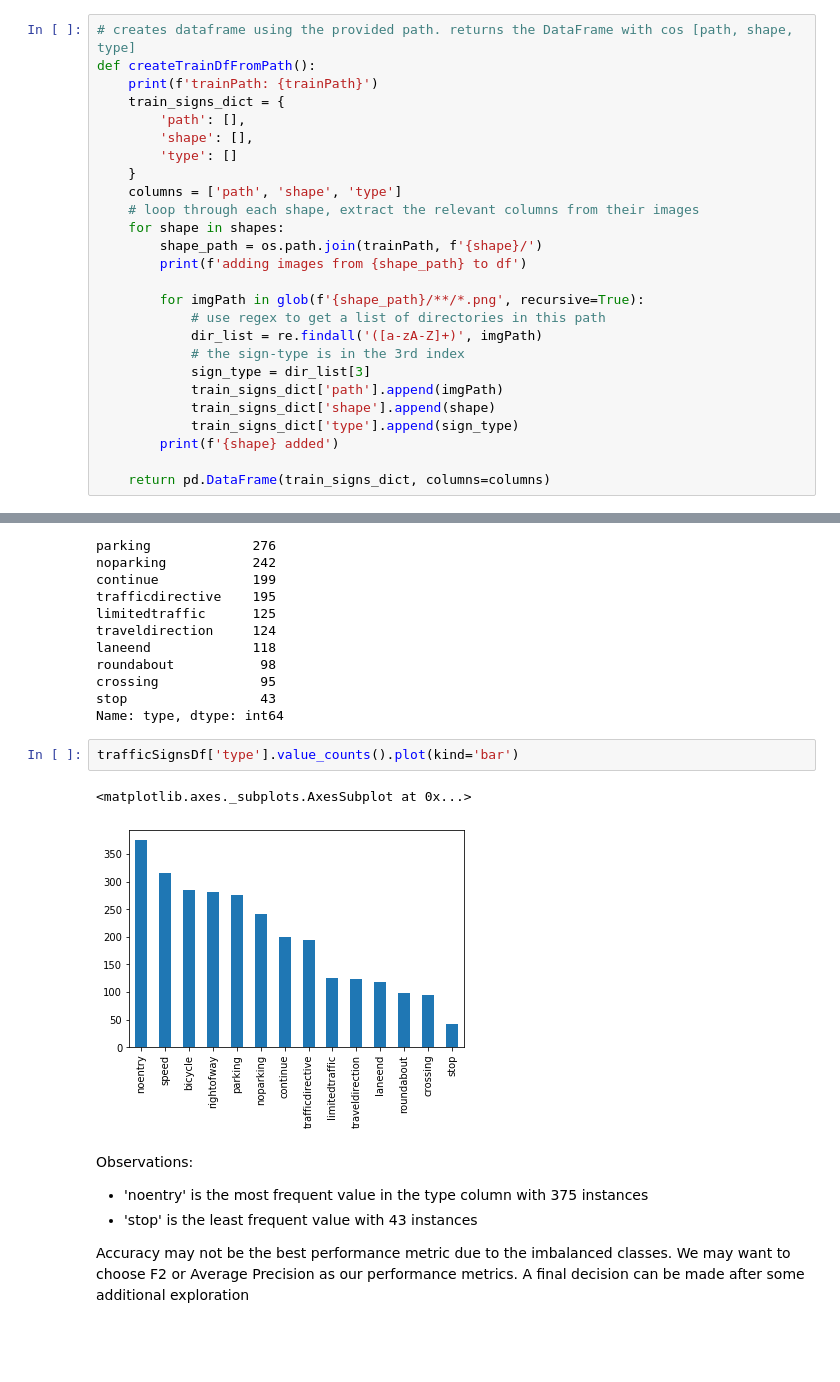
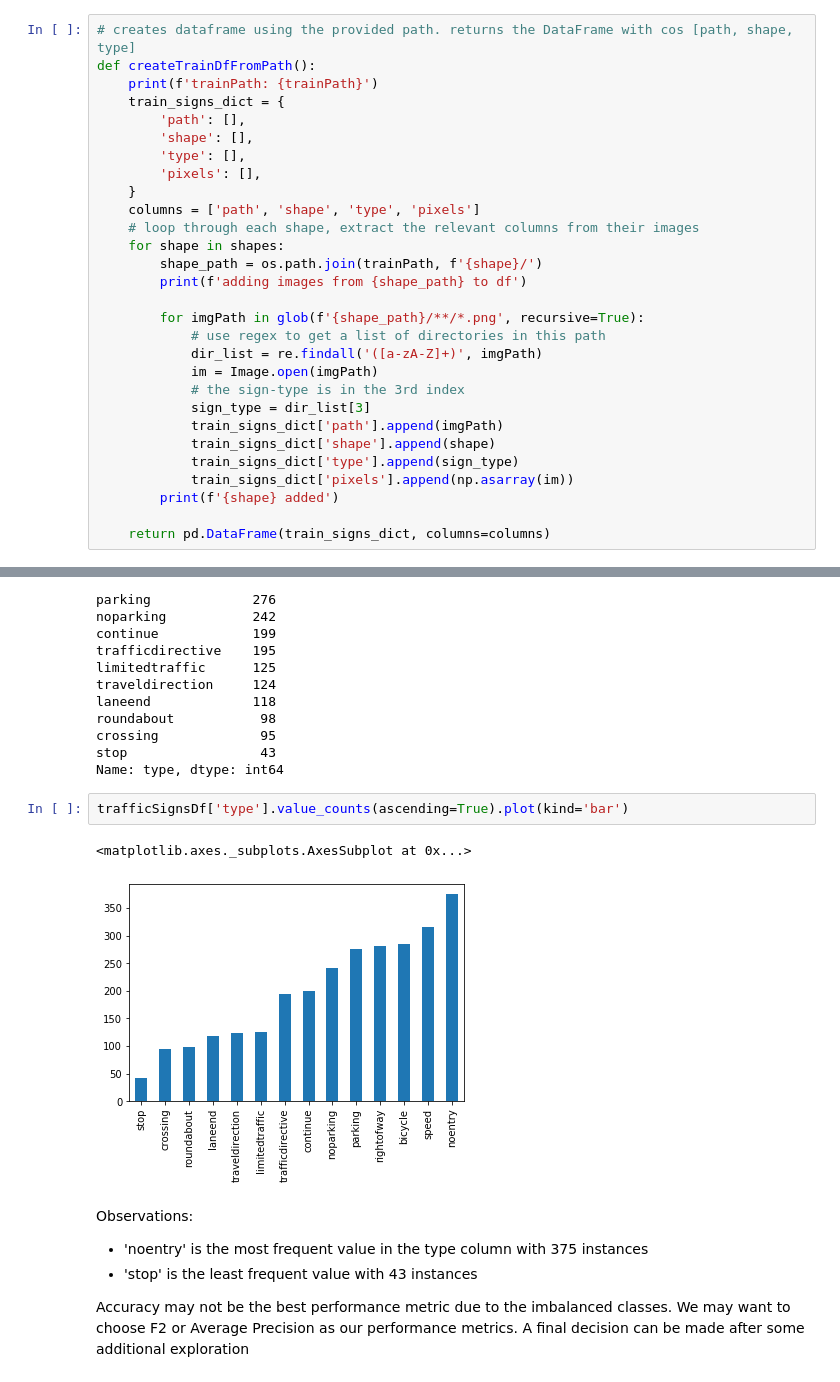
Before and after one commit to ItsThatBlackKid/trafficsignsML, a Jupyter notebook: trafficsigns.ipynb, the cells around one changed output, grey strips where cells are left out. Cells and saved outputs as stored; diff of their text form; blank space fills up the shorter version.

```diff
--- a/trafficsigns.ipynb
+++ b/trafficsigns.ipynb
@@ -24,9 +25,10 @@ def createTrainDfFromPath():
     train_signs_dict = {
         'path': [],
         'shape': [],
-        'type': []
+        'type': [],
+        'pixels': [],
     }
-    columns = ['path', 'shape', 'type']
+    columns = ['path', 'shape', 'type', 'pixels']
     # loop through each shape, extract the relevant columns from their images
     for shape in shapes:
         shape_path = os.path.join(trainPath, f'{shape}/')
@@ -35,11 +37,13 @@ def createTrainDfFromPath():
         for imgPath in glob(f'{shape_path}/**/*.png', recursive=True):
             # use regex to get a list of directories in this path
             dir_list = re.findall('([a-zA-Z]+)', imgPath)
+            im = Image.open(imgPath)
             # the sign-type is in the 3rd index
             sign_type = dir_list[3]
             train_signs_dict['path'].append(imgPath)
             train_signs_dict['shape'].append(shape)
             train_signs_dict['type'].append(sign_type)
+            train_signs_dict['pixels'].append(np.asarray(im))
         print(f'{shape} added')
 
     return pd.DataFrame(train_signs_dict, columns=columns)
@@ -140,10 +169,10 @@ crossing             95
 stop                 43
 Name: type, dtype: int64
 # %%
-trafficSignsDf['type'].value_counts().plot(kind='bar')
+trafficSignsDf['type'].value_counts(ascending=True).plot(kind='bar')
 # %% [output]
 <matplotlib.axes._subplots.AxesSubplot at 0x...>
-[figure, old version]
+[figure, new version]
 # %% [markdown]
 Observations:
 * 'noentry' is the most frequent value in the type column with 375 instances
```
Also changed, not shown: parts of 12 cells of this notebook.
